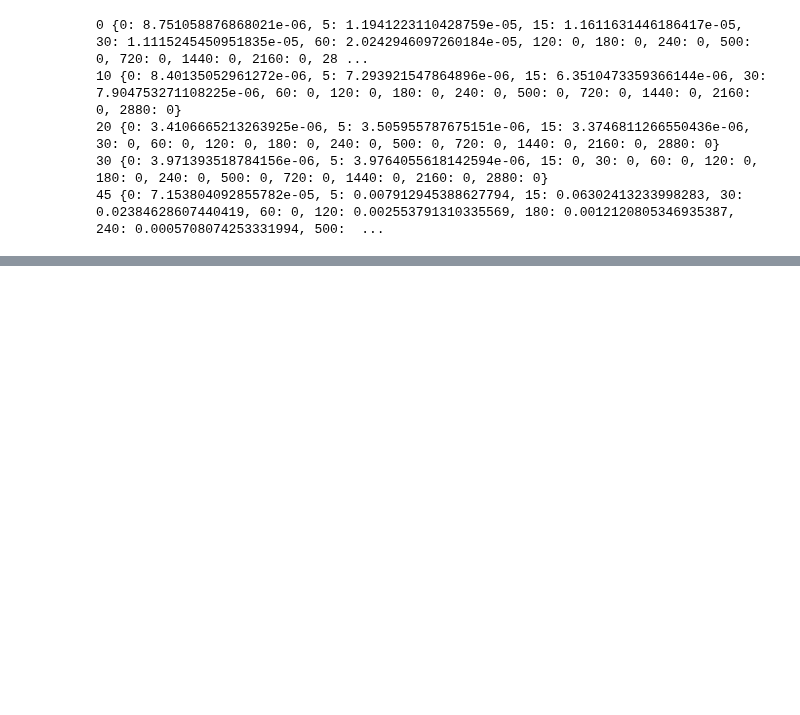
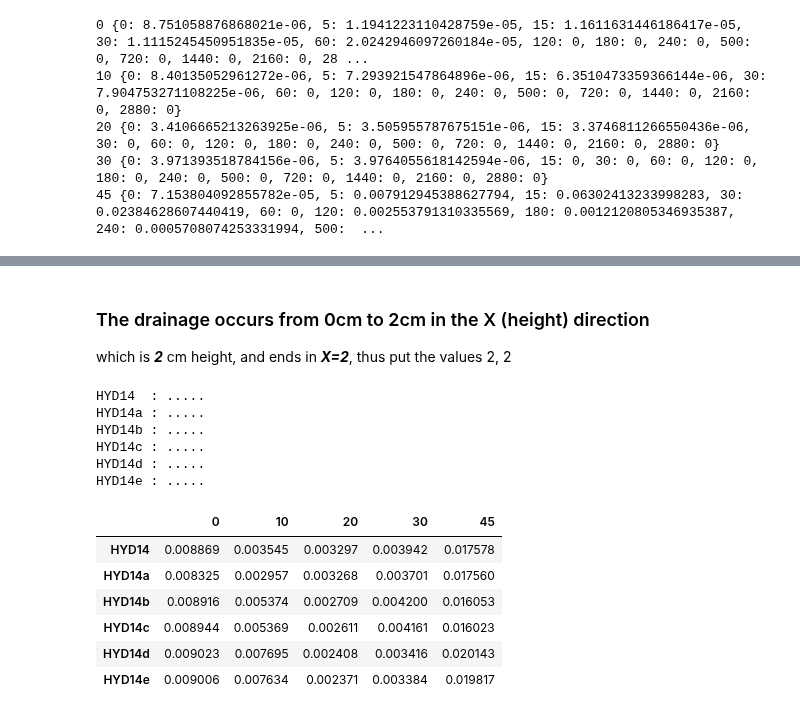
Before and after one commit to drnesr/SandDitch, a Jupyter notebook: Code/SandDitchAnalysis015.ipynb, the cells around one changed output, grey strips where cells are left out. Cells and saved outputs as stored; diff of their text form; code cells hidden in the pictures; blank space fills up the shorter version.

```diff
--- a/Code/SandDitchAnalysis015.ipynb
+++ b/Code/SandDitchAnalysis015.ipynb
@@ -64,0 +128,20 @@ for crossing in [0, 10, 20, 30, 45]:
+# %% [markdown]
+### The drainage occurs from 0cm to 2cm in the X (height) direction
+which is ***2*** cm height, and ends in ***X=2***, thus put the values 2, 2
+# %%
+drainage=get_simulations_table(2,2)
+drainage
+# %% [output]
+HYD14  : .....
+HYD14a : .....
+HYD14b : .....
+HYD14c : .....
+HYD14d : .....
+HYD14e : .....
+|  | 0 | 10 | 20 | 30 | 45 |
+| HYD14 | 0.008869 | 0.003545 | 0.003297 | 0.003942 | 0.017578 |
+| HYD14a | 0.008325 | 0.002957 | 0.003268 | 0.003701 | 0.017560 |
+| HYD14b | 0.008916 | 0.005374 | 0.002709 | 0.004200 | 0.016053 |
+| HYD14c | 0.008944 | 0.005369 | 0.002611 | 0.004161 | 0.016023 |
+| HYD14d | 0.009023 | 0.007695 | 0.002408 | 0.003416 | 0.020143 |
+| HYD14e | 0.009006 | 0.007634 | 0.002371 | 0.003384 | 0.019817 |
```
Also changed, not shown: parts of 6 cells of this notebook.
